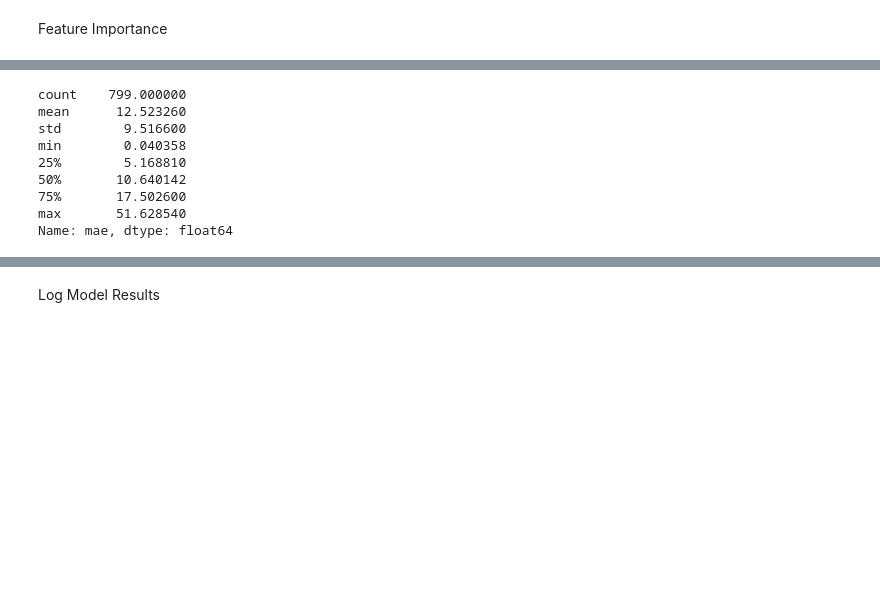
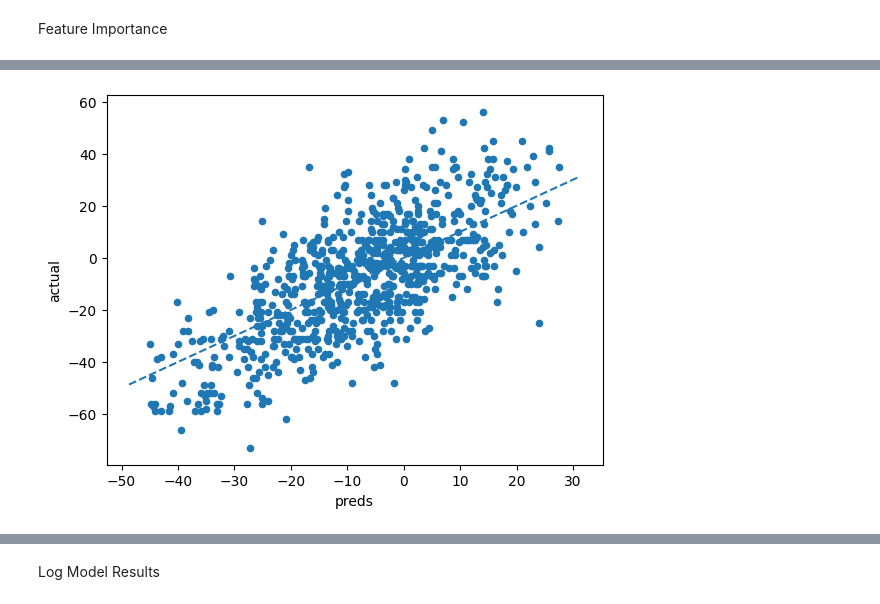
Before and after one commit to kylebennison/staturdays, a Jupyter notebook: services/pregame-wp/train.ipynb, the cells around one changed output, grey strips where cells are left out. Cells and saved outputs as stored; diff of their text form; code cells hidden in the pictures; blank space fills up the shorter version.

```diff
--- a/services/pregame-wp/train.ipynb
+++ b/services/pregame-wp/train.ipynb
@@ -28,6 +30,7 @@ X_train, X_valid, X_test, y_train, y_valid, y_test = (
 exclude = [
     "id",
     "season",
+    "year",
     'season_type',
  'start_date',
  'completed',
@@ -49,19 +52,25 @@ exclude = [
 # %%
 # Model
 lgbm_reg = lgbm.LGBMRegressor(
+    # constants
     boosting_type="gbdt",
-    # num_leaves=100,
-    # max_depth=6,
-    learning_rate=0.1,
-    n_estimators=100,
-    objective="regression",
-    # min_child_samples=20,
-    subsample=0.5,
+    learning_rate=0.001,
+    n_estimators=10000,
+    objective="mae",
     subsample_freq=1, # subsample every time
-    reg_alpha=1,
-    reg_lambda=1,
     random_state=0,
-    early_stopping_round=10
+    early_stopping_round=10,
+    # tuned
+    reg_alpha=3.9740293140705107,
+    reg_lambda=1.881540488130314,
+    colsample_bytree=1.0,
+    subsample=0.6,
+    max_depth=4,
+    num_leaves=873,  # should be less than 2^max_depth. Should be significantly less to avoid overfitting
+    min_child_samples=42,
+    min_data_per_groups=92,
+    # meta
+    force_col_wise=True,
 )
 
 lgbm_reg.fit(
@@ -150,12 +175,15 @@ eval_df["mae"] = abs(eval_df["preds"] - eval_df["actual"])
-# %%
-eval_df["mae"].describe()
-# %% [output]
-count    799.000000
-mean      12.523260
-std        9.516600
-min        0.040358
-25%        5.168810
-50%       10.640142
-75%       17.502600
-max       51.628540
-Name: mae, dtype: float64
+# %%
+import matplotlib.pyplot as plt
+import numpy as np
+
+def abline(slope, intercept):
+    """Plot a line from slope and intercept"""
+    axes = plt.gca()
+    x_vals = np.array(axes.get_xlim())
+    y_vals = intercept + slope * x_vals
+    plt.plot(x_vals, y_vals, '--')
+
+eval_df.plot(x="preds", y="actual", kind="scatter")
+abline(1, 0)
+# %% [output]
+[figure, added]
```
Also changed, not shown: parts of 29 cells of this notebook, 2 other files.
